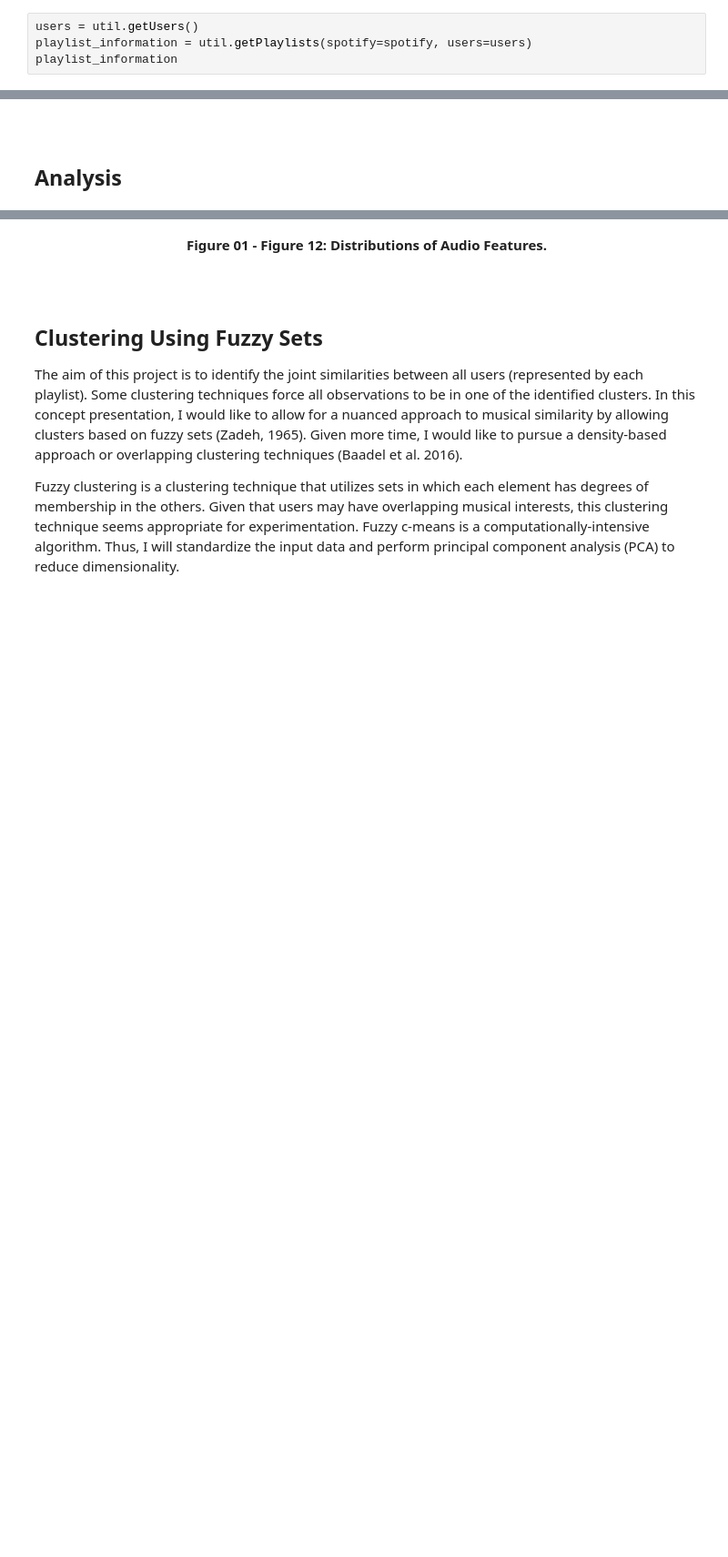
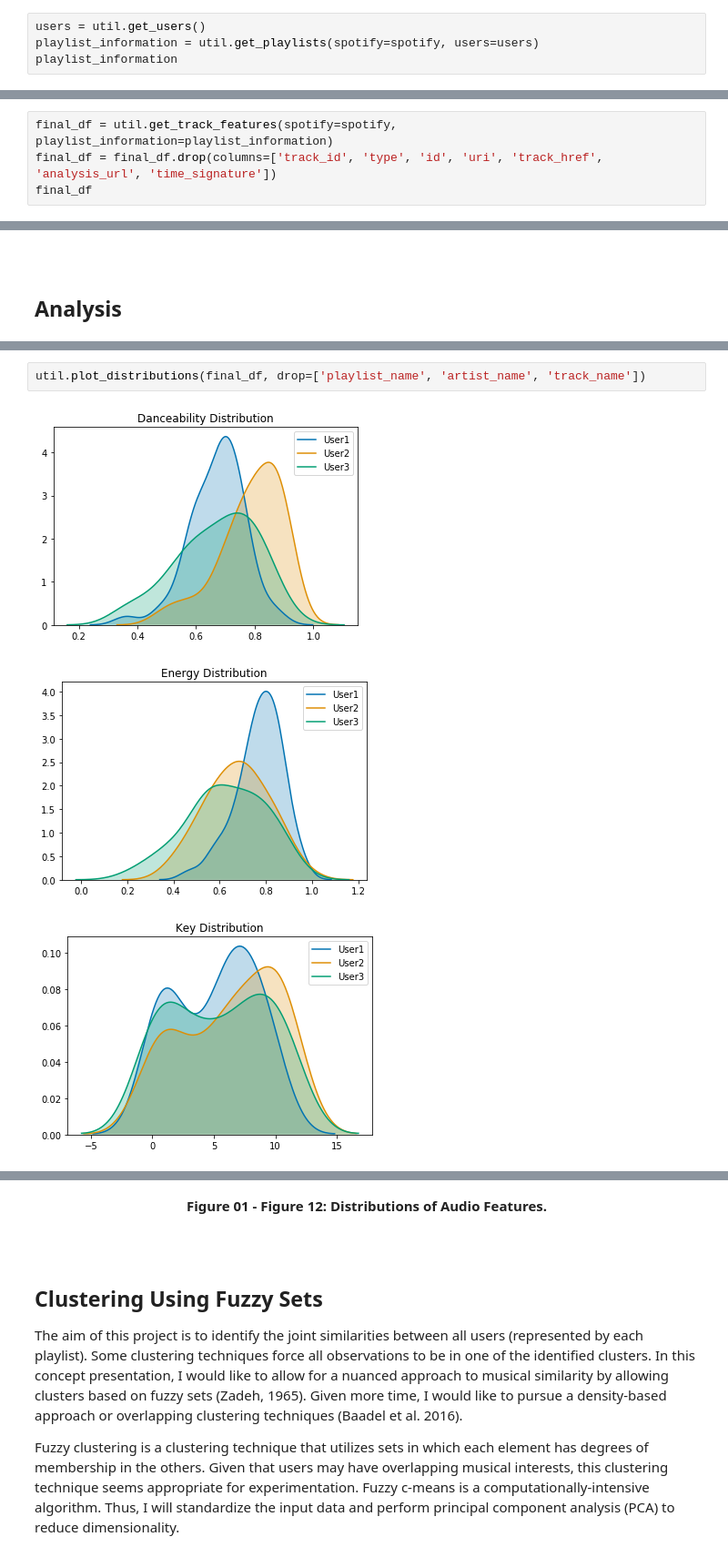
Before and after one commit to dandexler/spotiPylot, a Jupyter notebook: code/concept.ipynb, the cells around one changed output, grey strips where cells are left out. Shown at 91% size. Saved outputs shown, nothing was run; the diff lists cells and outputs as text; blank space fills up the shorter version.

```diff
--- a/code/concept.ipynb
+++ b/code/concept.ipynb
@@ -53,8 +63,8 @@ Playlist composition can be viewed directly on Spotify.
 <br>
 <a href ="https://open.spotify.com/playlist/2I9p1xsjQGKljEviMQM5Lm">User 3 </a>
 # %%
-users = util.getUsers()
-playlist_information = util.getPlaylists(spotify=spotify, users=users)
+users = util.get_users()
+playlist_information = util.get_playlists(spotify=spotify, users=users)
 playlist_information
 # %% [output]
 Enter Spotify username or user ID: dandexler
@@ -158,0 +96,4 @@ final_df
+# %%
+final_df = util.get_track_features(spotify=spotify, playlist_information=playlist_information)
+final_df = final_df.drop(columns=['track_id', 'type', 'id', 'uri', 'track_href', 'analysis_url', 'time_signature'])
+final_df
@@ -189,0 +121,6 @@ for var in final_df.drop(columns=['playlist_name', 'artist_name', 'track_name',
+# %%
+util.plot_distributions(final_df, drop=['playlist_name', 'artist_name', 'track_name'])
+# %% [output]
+[figure, added]
+[figure, added]
+[figure, added]
```
Also changed, not shown: parts of 26 cells of this notebook, 1 other file.
